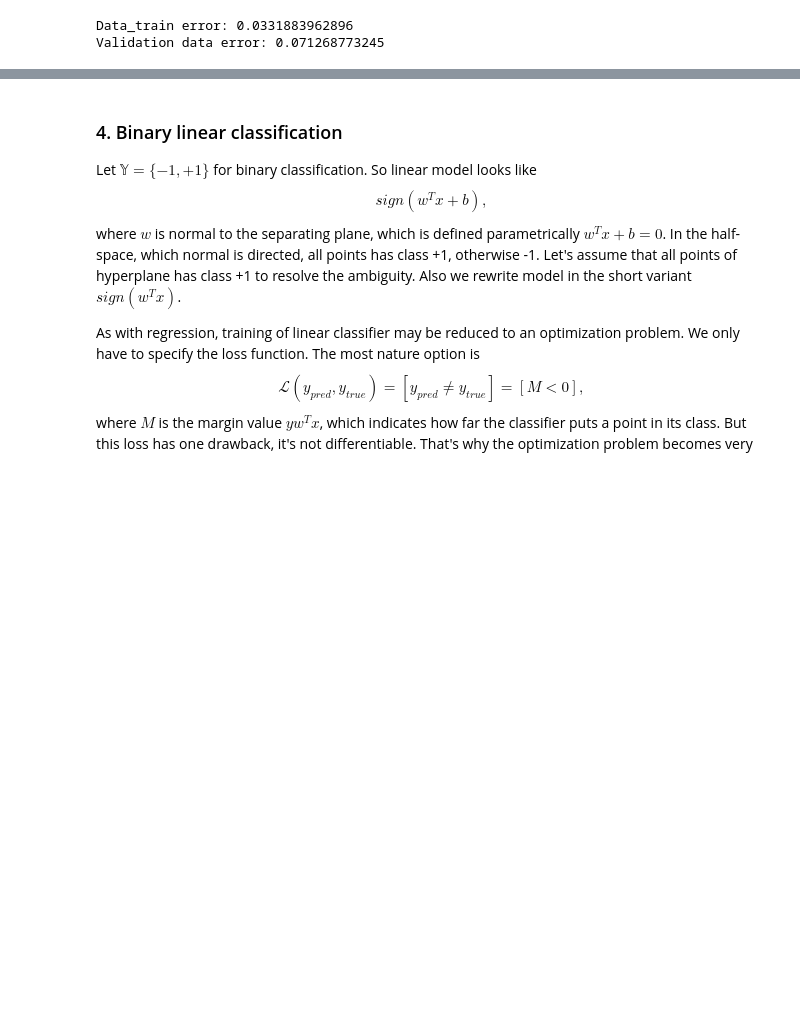
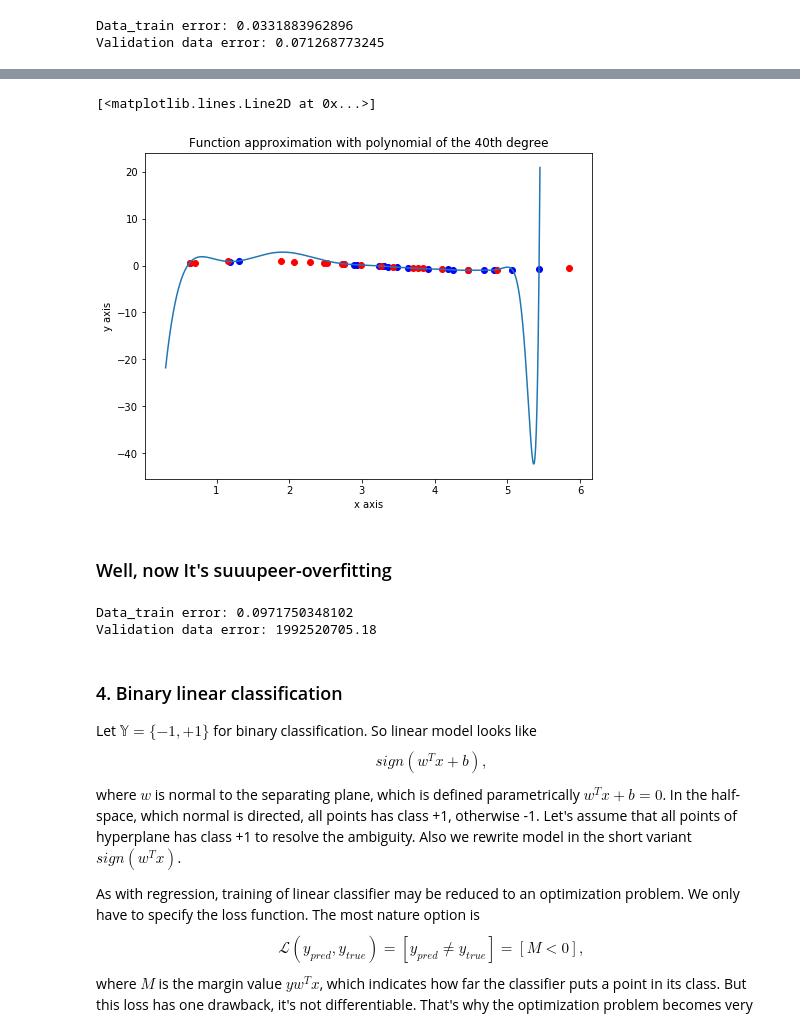
Before and after one commit to anrodigina/SQuAD, a Jupyter notebook: lab-1.ipynb, the cells around one changed output, grey strips where cells are left out. Cells and saved outputs as stored; diff of their text form; code cells hidden in the pictures; blank space fills up the shorter version.

```diff
--- a/lab-1.ipynb
+++ b/lab-1.ipynb
@@ -229,0 +238,4 @@ In this case I've not experienced overfitting. Well, experience is a better opti
+# %%
+X_weird = make_matrix(40, x_axis)
+weird_solution = np.dot(np.dot(sla.inv(np.dot(X_weird.T, X_weird)), X_weird.T), Y)
+weird_solution
@@ -230,3 +257,24 @@ In this case I've not experienced overfitting. Well, experience is a better opti
+# %%
+weird_x_plot = np.arange(0.3, 5.45, 0.001)
+weird_y_plot = [f(weird_solution, x) for x in weird_x_plot]
+plt.figure(figsize=(8, 6))
+plt.title("Function approximation with polynomial of the 40th degree")
+plt.xlabel("x axis")
+plt.ylabel("y axis")
+plt.scatter(x_axis, y_axis, color='blue')
+plt.scatter(x_val, y_val, color='red')
+plt.plot(weird_x_plot, weird_y_plot)
+# %% [output]
+[<matplotlib.lines.Line2D at 0x...>]
+[figure, added]
+# %% [markdown]
+### Well, now It's suuupeer-overfitting
+# %%
+print("Data_train error:", sq_loss_function(weird_solution, x_axis, y_axis))
+print("Validation data error:",sq_loss_function(weird_solution, x_val, y_val))
+# %% [output]
+Data_train error: 0.0971750348102
+Validation data error: 1992520705.18
 # %% [markdown]
 ### 4. Binary linear classification
 Let $\mathbb{Y} = \{-1, +1\}$ for binary classification. So linear model looks like
```
Also changed, not shown: parts of 4 cells of this notebook.
